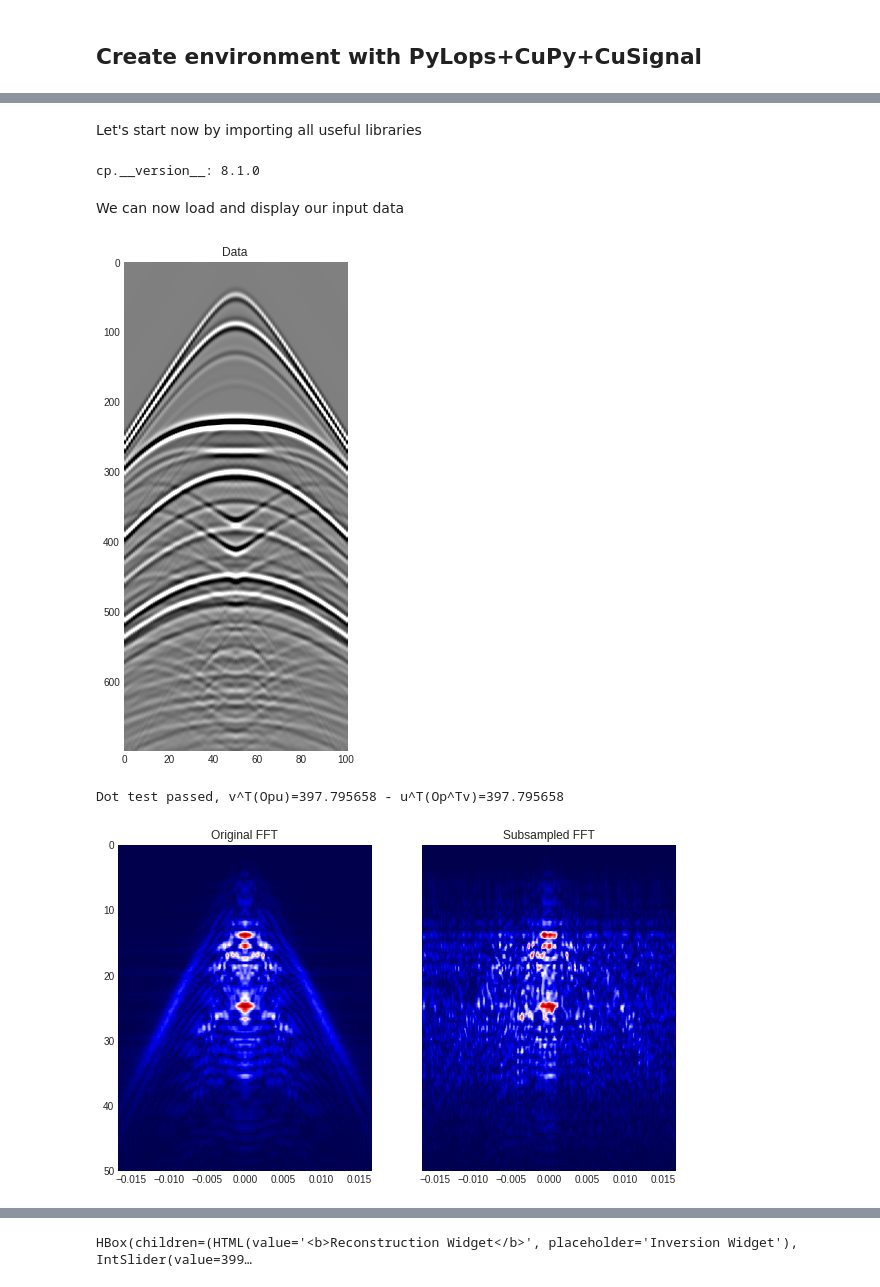
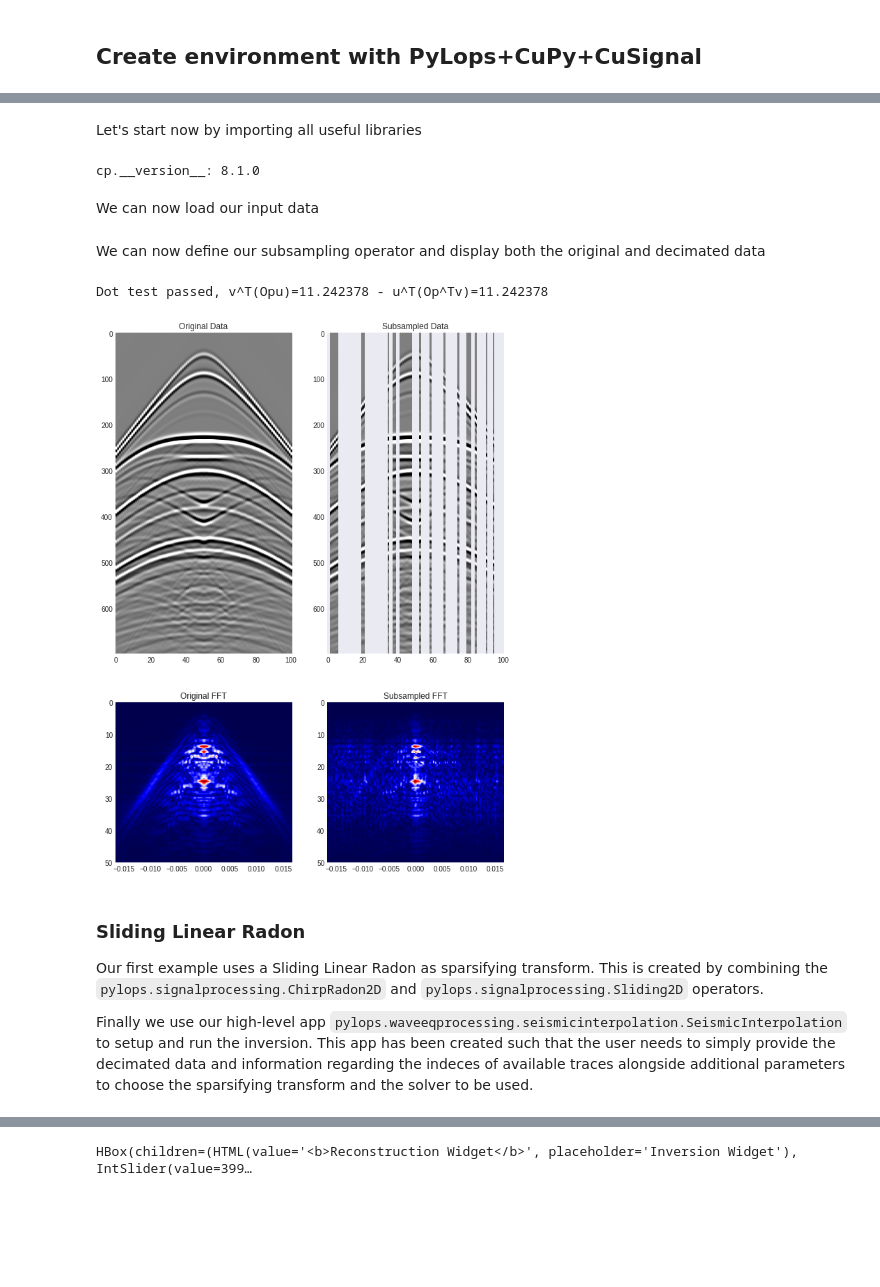
Before and after one commit to PyLops/pylops_swungrendezvous2021, a Jupyter notebook: SeismicInterpolation_SwungRendezvous2021.ipynb, the cells around one changed output, grey strips where cells are left out. Cells and saved outputs as stored; diff of their text form; code cells hidden in the pictures; blank space fills up the shorter version.

Commit message:
Finalized SeismicInterpolation notebook

```diff
--- a/SeismicInterpolation_SwungRendezvous2021.ipynb
+++ b/SeismicInterpolation_SwungRendezvous2021.ipynb
@@ -49,5 +72,5 @@ XXX
 # %% [markdown]
-Let's start now by importing all useful libraries
+ Let's start now by importing all useful libraries
 # %%
 %matplotlib inline
 import time
@@ -71,9 +99,9 @@ print('cp.__version__:',  cp.__version__)
 # %% [output]
 cp.__version__: 8.1.0
 # %% [markdown]
-We can now load and display our input data
+We can now load our input data
 # %%
-inputfile = 'pylops_swungrendezvous2021/data.npz'
+inputfile = 'data.npz'
 inputdata = np.load(inputfile, allow_pickle=True)
 
 # Load data, time and space axes
@@ -95,14 +123,8 @@ x = x[:, wav_c:][:, :nt]
 # Apply gain
 gain = np.tile((taxis**2)[:, np.newaxis], (1, nx)).T
 x *= gain
-
-# Display data
-fig, ax = plt.subplots(1, 1, figsize=(4, 9))
-ax.imshow(x.T, cmap='gray', vmin=-0.05, vmax=0.05)
-ax.set_title('Data')
-ax.axis('tight');
-# %% [output]
-[figure, removed]
+# %% [markdown]
+We can now define our subsampling operator and display both the original and decimated data
 # %%
 # Define subsampling locations
 perc_subsampling = 0.5
@@ -111,44 +133,58 @@ ixava = np.sort(np.random.permutation(np.arange(nx))[:nxsub])
 
 # Create restriction operator
 Rop = Restriction(nx * nt, ixava, dims=(nx, nt), dir=0, dtype=np.float64)
 dottest(Rop, nxsub * nt, nx * nt, verb=True)
 
 # Create data
 y = Rop * x.ravel()
 xadj = Rop.H * y.ravel()
 y = y.reshape(nxsub, nt)
 xadj = xadj.reshape(nx, nt)
 
 # Apply mask
 ymask = Rop.mask(x.ravel())
 
 # FFT of full data
 nfft = 2**10
 FFTop = FFT2D(dims=(nx, nt), nffts=(nfft, nfft), sampling=(dx, dt))
 p = FFTop * x.ravel()
 p = np.reshape(p, (nfft, nfft))
 
 pmask = FFTop * ymask.flatten()
 pmask = np.reshape(pmask, (nfft, nfft))
 
-fig, axs = plt.subplots(1, 2, sharey=True, figsize=(10, 6))
-axs[0].imshow(np.fft.fftshift(np.abs(p[:, :nfft//2-1]), axes=0).T, cmap='seismic',
+
+fig, axs = plt.subplots(2, 2, figsize=(10, 14),
+                        gridspec_kw={'height_ratios': [2, 1]})
+axs[0][0].imshow(x.T, cmap='gray', vmin=-0.05, vmax=0.05)
+axs[0][0].set_title('Original Data')
+axs[0][0].axis('tight')
+axs[0][1].imshow(ymask.T, cmap='gray', vmin=-0.05, vmax=0.05)
+axs[0][1].set_title('Subsampled Data')
+axs[0][1].axis('tight')
+axs[1][0].imshow(np.fft.fftshift(np.abs(p[:, :nfft//2-1]), axes=0).T, cmap='seismic',
               extent=(np.fft.fftshift(FFTop.f1)[0],
                       np.fft.fftshift(FFTop.f1)[-1],
                       FFTop.f2[nfft//2-1], FFTop.f2[0]))
-axs[0].set_title('Original FFT')
-axs[0].axis('tight')
-axs[0].set_ylim(70, 0)
-axs[1].imshow(np.fft.fftshift(np.abs(pmask[:, :nfft//2-1]), axes=0).T, cmap='seismic',
+axs[1][0].set_title('Original FFT')
+axs[1][0].axis('tight')
+axs[1][0].set_ylim(50, 0)
+axs[1][1].imshow(np.fft.fftshift(np.abs(pmask[:, :nfft//2-1]), axes=0).T, cmap='seismic',
               extent=(np.fft.fftshift(FFTop.f1)[0],
                       np.fft.fftshift(FFTop.f1)[-1],
                       FFTop.f2[nfft//2-1], FFTop.f2[0]))
-axs[1].set_title('Subsampled FFT')
-axs[1].axis('tight')
-axs[1].set_ylim(50, 0);
+axs[1][1].set_title('Subsampled FFT')
+axs[1][1].axis('tight')
+axs[1][1].set_ylim(50, 0);
 # %% [output]
-Dot test passed, v^T(Opu)=397.795658 - u^T(Op^Tv)=397.795658
+Dot test passed, v^T(Opu)=11.242378 - u^T(Op^Tv)=11.242378
-[figure, old version]
+[figure, new version]
+# %% [markdown]
+### Sliding Linear Radon
+
+Our first example uses a Sliding Linear Radon as sparsifying transform. This is created by combining the `pylops.signalprocessing.ChirpRadon2D` and `pylops.signalprocessing.Sliding2D` operators.
+
+Finally we use our high-level app `pylops.waveeqprocessing.seismicinterpolation.SeismicInterpolation` to setup and run the inversion. This app has been created such that the user needs to simply provide the decimated data and information regarding the indeces of available traces alongside additional parameters to choose the sparsifying transform and the solver to be used.
 # %%
 # Sliding Radon operator
 nwin = 20 # Size of slice in spatial direction
```
Also changed, not shown: parts of 21 cells of this notebook.
